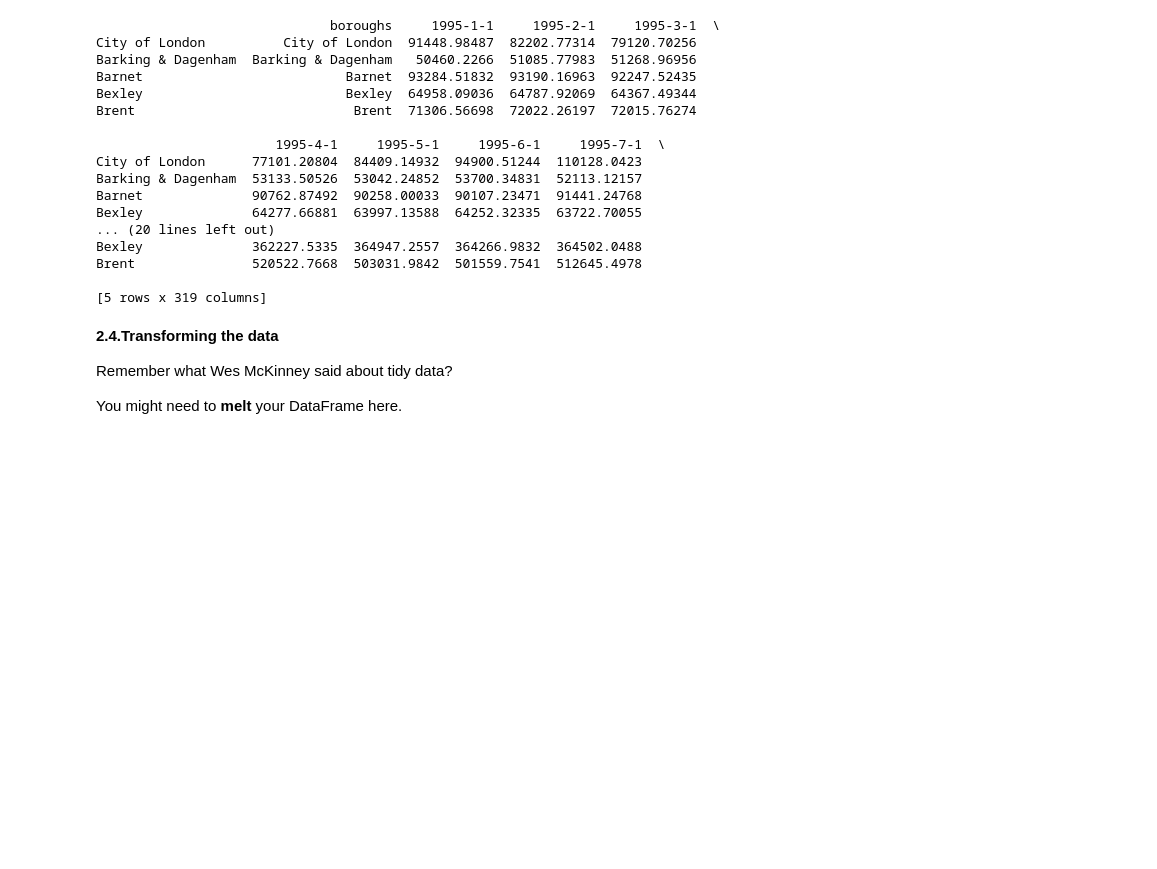
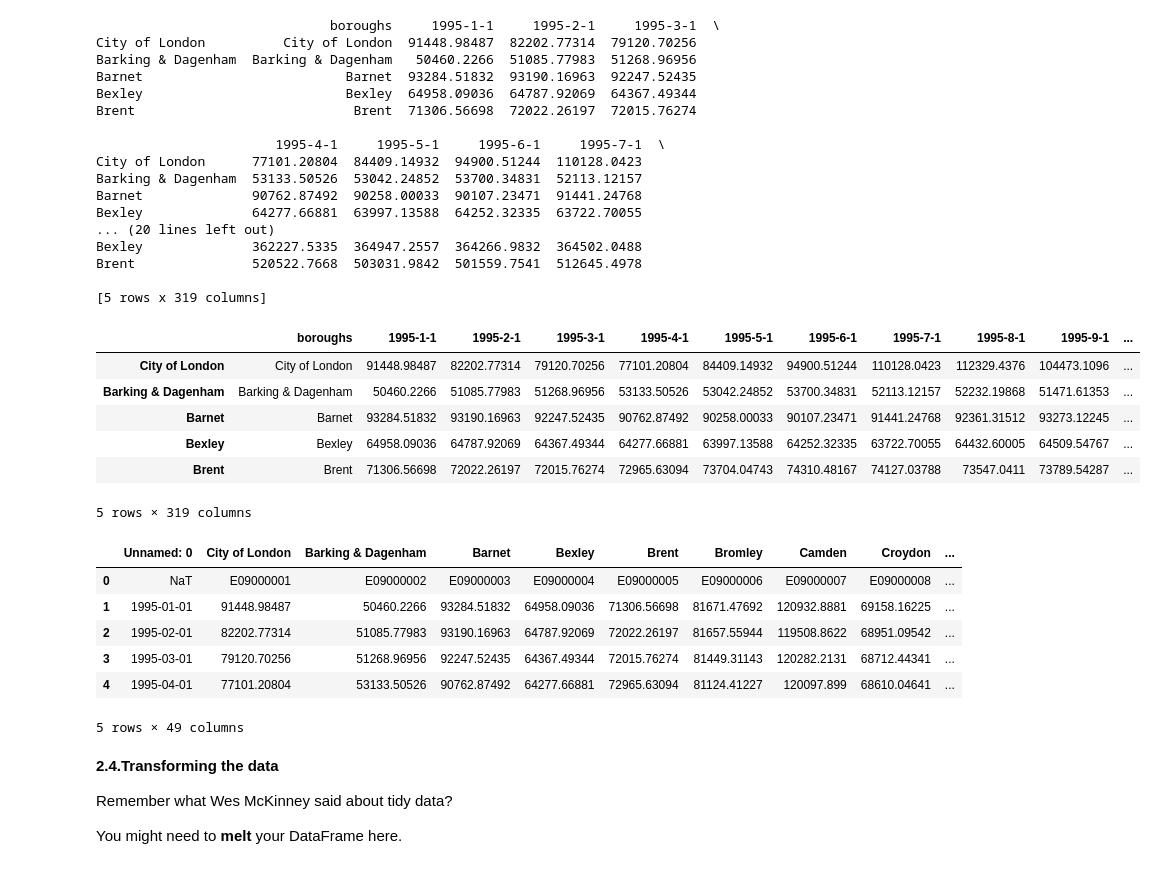
Before and after one commit to wh2353/datasciencecamp, a Jupyter notebook: SpringBoard_DS_track/London_house_price/091221_WH_London_House_price.ipynb, the cells around one changed output. Drawn from its saved outputs; the diff is of its cells as text; code cells hidden in the pictures; blank space fills up the shorter version.

```diff
--- a/SpringBoard_DS_track/London_house_price/091221_WH_London_House_price.ipynb
+++ b/SpringBoard_DS_track/London_house_price/091221_WH_London_House_price.ipynb
@@ -188,6 +188,31 @@ Bexley              362227.5335  364947.2557  364266.9832  364502.0488
 Brent               520522.7668  503031.9842  501559.7541  512645.4978
 
 [5 rows x 319 columns]
+# %%
+'''
+package to print multiple pd head in the same cell
+'''
+
+from IPython.core.interactiveshell import InteractiveShell
+InteractiveShell.ast_node_interactivity = "all"
+
+new_df.head()
+properties.head()
+# %% [output]
+|  | boroughs | 1995-1-1 | 1995-2-1 | 1995-3-1 | 1995-4-1 | 1995-5-1 | 1995-6-1 | 1995-7-1 | 1995-8-1 | 1995-9-1 | ... |
+| City of London | City of London | 91448.98487 | 82202.77314 | 79120.70256 | 77101.20804 | 84409.14932 | 94900.51244 | 110128.0423 | 112329.4376 | 104473.1096 | ... |
+| Barking & Dagenham | Barking & Dagenham | 50460.2266 | 51085.77983 | 51268.96956 | 53133.50526 | 53042.24852 | 53700.34831 | 52113.12157 | 52232.19868 | 51471.61353 | ... |
+| Barnet | Barnet | 93284.51832 | 93190.16963 | 92247.52435 | 90762.87492 | 90258.00033 | 90107.23471 | 91441.24768 | 92361.31512 | 93273.12245 | ... |
+| Bexley | Bexley | 64958.09036 | 64787.92069 | 64367.49344 | 64277.66881 | 63997.13588 | 64252.32335 | 63722.70055 | 64432.60005 | 64509.54767 | ... |
+| Brent | Brent | 71306.56698 | 72022.26197 | 72015.76274 | 72965.63094 | 73704.04743 | 74310.48167 | 74127.03788 | 73547.0411 | 73789.54287 | ... |
+5 rows × 319 columns
+|  | Unnamed: 0 | City of London | Barking & Dagenham | Barnet | Bexley | Brent | Bromley | Camden | Croydon | ... |
+| 0 | NaT | E09000001 | E09000002 | E09000003 | E09000004 | E09000005 | E09000006 | E09000007 | E09000008 | ... |
+| 1 | 1995-01-01 | 91448.98487 | 50460.2266 | 93284.51832 | 64958.09036 | 71306.56698 | 81671.47692 | 120932.8881 | 69158.16225 | ... |
+| 2 | 1995-02-01 | 82202.77314 | 51085.77983 | 93190.16963 | 64787.92069 | 72022.26197 | 81657.55944 | 119508.8622 | 68951.09542 | ... |
+| 3 | 1995-03-01 | 79120.70256 | 51268.96956 | 92247.52435 | 64367.49344 | 72015.76274 | 81449.31143 | 120282.2131 | 68712.44341 | ... |
+| 4 | 1995-04-01 | 77101.20804 | 53133.50526 | 90762.87492 | 64277.66881 | 72965.63094 | 81124.41227 | 120097.899 | 68610.04641 | ... |
+5 rows × 49 columns
 # %% [markdown]
 **2.4.Transforming the data**
 
```
Also changed, not shown: parts of 3 cells of this notebook, 2 other files.
